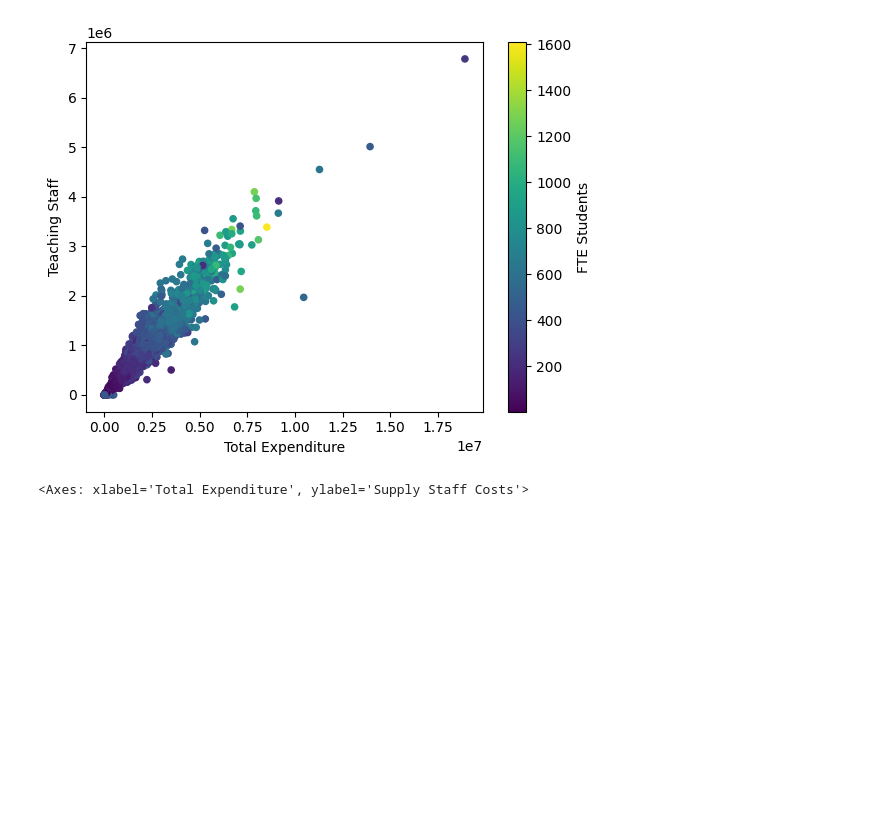
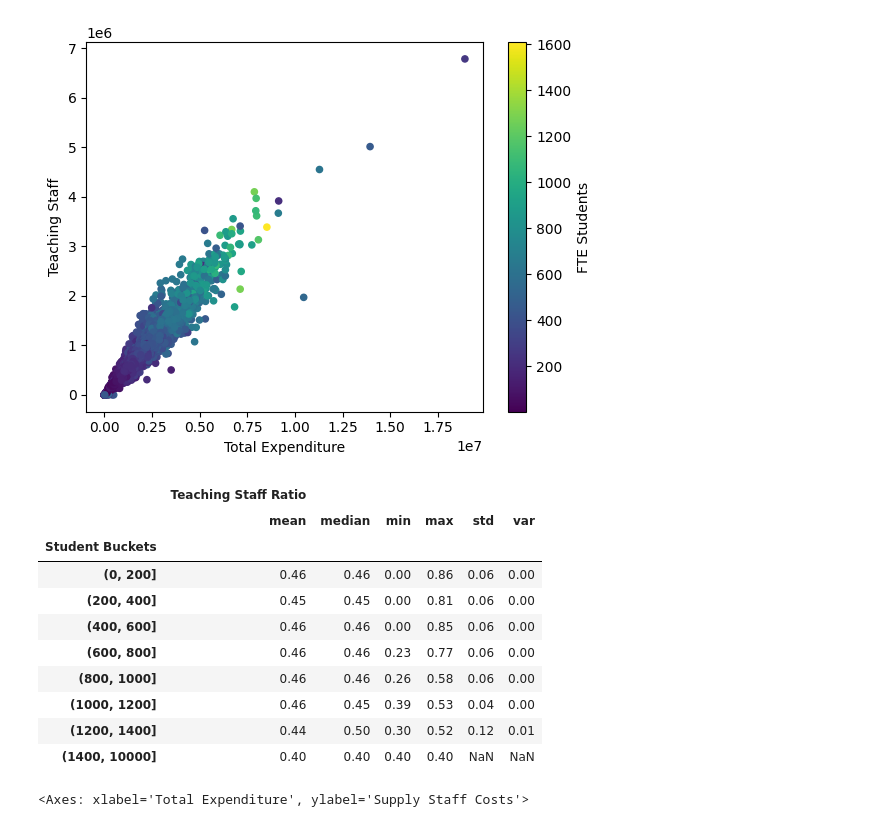
Before and after one commit to andrewmccall/schools, a Jupyter notebook: analysis.ipynb, the cells around one changed output. Drawn from its saved outputs; the diff is of its cells as text; code cells hidden in the pictures; blank space fills up the shorter version.

```diff
--- a/analysis.ipynb
+++ b/analysis.ipynb
@@ -174,6 +205,27 @@ test.plot.scatter(x='Total Expenditure', y='Teaching Staff', c='FTE Students')
 # %% [output]
 <Axes: xlabel='Total Expenditure', ylabel='Teaching Staff'>
 [figure]
+# %%
+def show_stats (col):
+    agg_func_math = {
+        col + ' Ratio':
+        ['mean', 'median', 'min', 'max', 'std', 'var']
+    }
+    return test.groupby(['Student Buckets']).agg(agg_func_math).round(2)
+
+show_stats('Teaching Staff')
+# %% [output]
+|  | Teaching Staff Ratio |  |  |  |  |  |
+|  | mean | median | min | max | std | var |
+| Student Buckets |  |  |  |  |  |  |
+| (0, 200] | 0.46 | 0.46 | 0.00 | 0.86 | 0.06 | 0.00 |
+| (200, 400] | 0.45 | 0.45 | 0.00 | 0.81 | 0.06 | 0.00 |
+| (400, 600] | 0.46 | 0.46 | 0.00 | 0.85 | 0.06 | 0.00 |
+| (600, 800] | 0.46 | 0.46 | 0.23 | 0.77 | 0.06 | 0.00 |
+| (800, 1000] | 0.46 | 0.46 | 0.26 | 0.58 | 0.06 | 0.00 |
+| (1000, 1200] | 0.46 | 0.45 | 0.39 | 0.53 | 0.04 | 0.00 |
+| (1200, 1400] | 0.44 | 0.50 | 0.30 | 0.52 | 0.12 | 0.01 |
+| (1400, 10000] | 0.40 | 0.40 | 0.40 | 0.40 | NaN | NaN |
 # %%
 
 test.plot.scatter(x='Total Expenditure', y='Supply Staff Costs', c='FTE Students')
```
Also changed, not shown: parts of 12 cells of this notebook.
